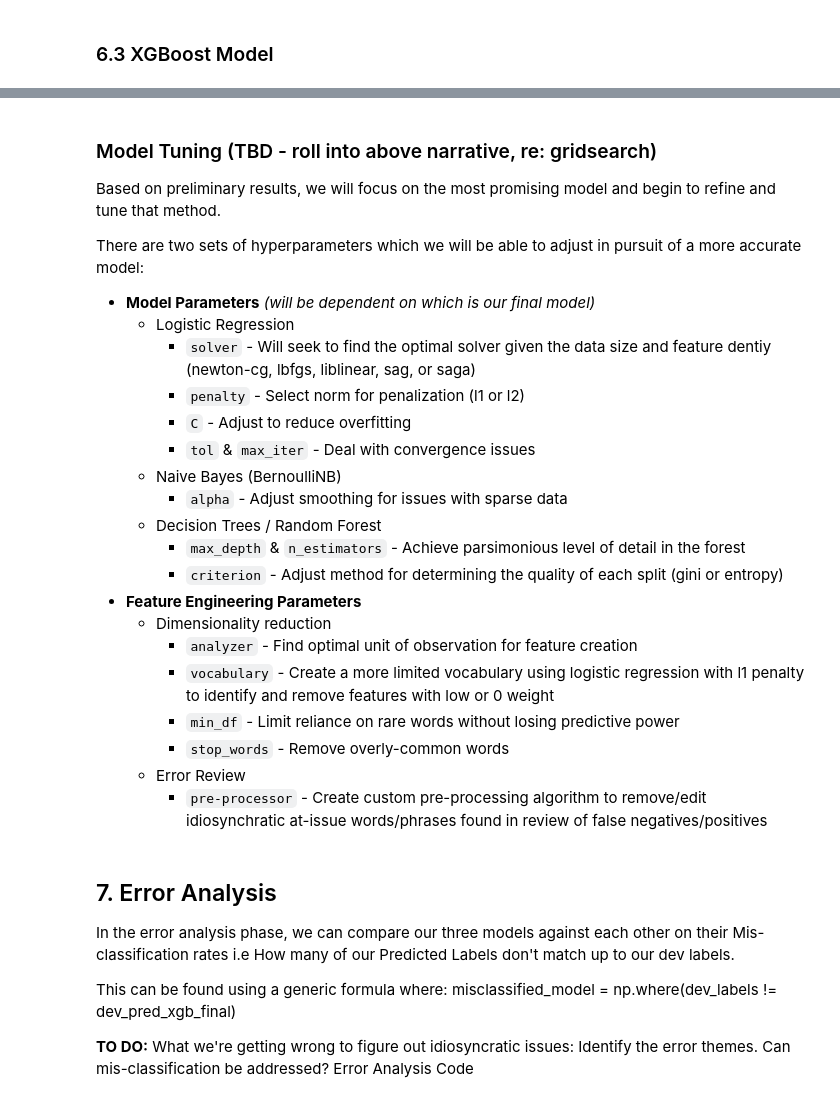
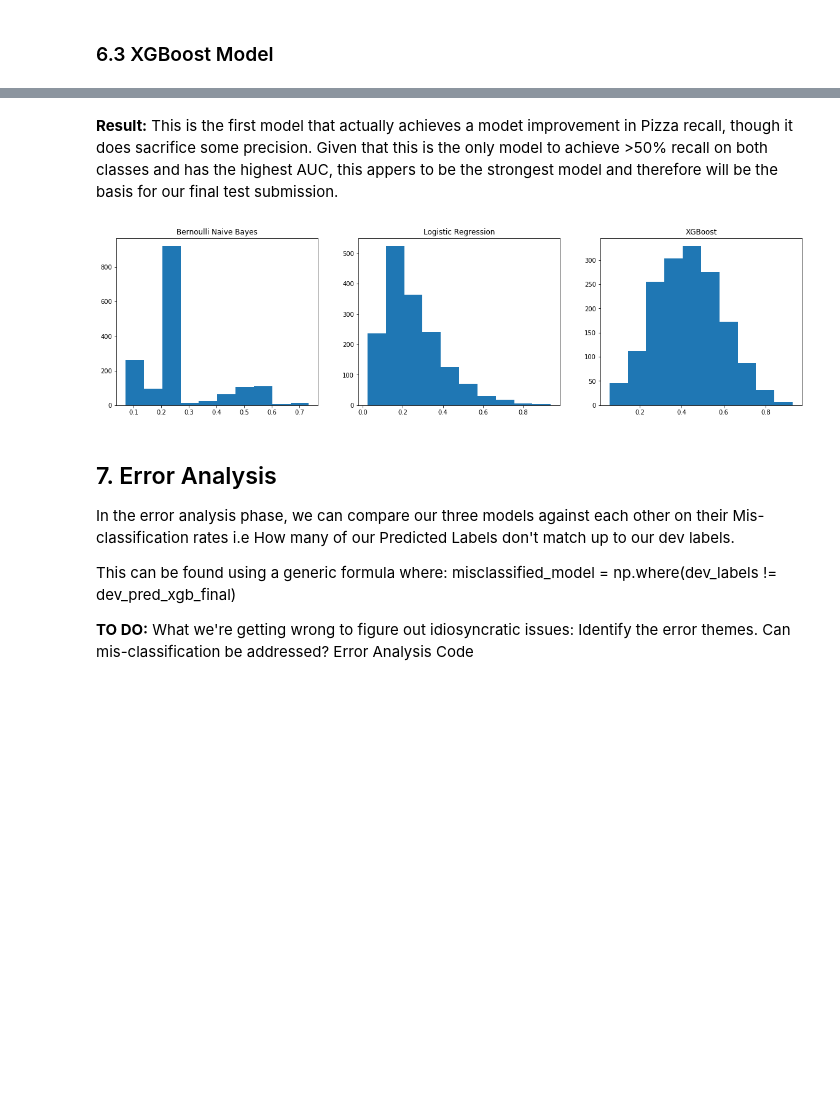
Before and after one commit to timspit/w207_final_project, a Jupyter notebook: W207_Group2_FinalProject_BajevaSpittleVenkataWu.ipynb, the cells around one changed output, grey strips where cells are left out. Cells and saved outputs as stored; diff of their text form; code cells hidden in the pictures; blank space fills up the shorter version.

```diff
--- a/W207_Group2_FinalProject_BajevaSpittleVenkataWu.ipynb
+++ b/W207_Group2_FinalProject_BajevaSpittleVenkataWu.ipynb
@@ -1891,8 +1914,11 @@ All models tuned using `GridSearchCV` from the [sklearn package](https://scikit-
 train_combined_binary = train_combined.select_dtypes(include=['int'])
 dev_combined_binary = dev_combined.select_dtypes(include=['int'])
 
+class_priors = [1-(np.sum(train_labels) / len(train_labels)),
+                 np.sum(train_labels) / len(train_labels)]
+
 # Create BernoulliNB
-bnb = BernoulliNB()
+bnb = BernoulliNB(class_prior = class_priors)
 alpha_params = {'alpha': [0.0001, 0.001, 0.01, 0.1, 0.5, 1.0, 2.0, 10.0]}
 
 # Use GridSearchCV to find the best value for alpha
@@ -1912,6 +1938,9 @@ dev_prob_bnb_final = bnb_final_cv.predict_proba(dev_combined_binary)[:,1]
 standard_output(labels_in = dev_labels,
                 pred_prob_in = dev_prob_bnb_final,
                 pred_class_in = dev_pred_bnb_final)
+
+print("Best Parameters")
+print(bnb_final_cv.best_params_)
 # %% [output]
 Fitting 10 folds for each of 8 candidates, totalling 80 fits
 [Parallel(n_jobs=-1)]: Using backend LokyBackend with 4 concurrent workers.
@@ -2025,32 +2069,26 @@ weighted avg       0.72      0.68      0.69      1616
 [figure]
 Best Parameters
 {'max_depth': 4, 'n_estimators': 50}
-# %% [markdown]
-<a id="tuning"></a>
-### Model Tuning (TBD - roll into above narrative, re: gridsearch)
-
-Based on preliminary results, we will focus on the most promising model and begin to refine and tune that method.
-
-There are two sets of hyperparameters which we will be able to adjust in pursuit of a more accurate model:
-- **Model Parameters** _(will be dependent on which is our final model)_
-    - Logistic Regression
-        * `solver` - Will seek to find the optimal solver given the data size and feature dentiy (newton-cg, lbfgs, liblinear, sag, or saga)
-        * `penalty` - Select norm for penalization (l1 or l2)
-        * `C` - Adjust to reduce overfitting
-        * `tol` & `max_iter` - Deal with convergence issues
-    - Naive Bayes (BernoulliNB)
-        * `alpha` - Adjust smoothing for issues with sparse data
-    - Decision Trees / Random Forest
-        * `max_depth` & `n_estimators` - Achieve parsimonious level of detail in the forest
-        * `criterion` - Adjust method for determining the quality of each split (gini or entropy)
-- **Feature Engineering Parameters**
-    - Dimensionality reduction
-        * `analyzer` - Find optimal unit of observation for feature creation
-        * `vocabulary` - Create a more limited vocabulary using logistic regression with l1 penalty to identify and remove features with low or 0 weight
-        * `min_df` - Limit reliance on rare words without losing predictive power
-        * `stop_words` - Remove overly-common words
-    - Error Review
-        * `pre-processor` - Create custom pre-processing algorithm to remove/edit idiosynchratic at-issue words/phrases found in review of false negatives/positives
+# %% [markdown]
+**Result:** This is the first model that actually achieves a modet improvement in Pizza recall, though it does sacrifice some precision. Given that this is the only model to achieve >50% recall on both classes and has the highest AUC, this appers to be the strongest model and therefore will be the basis for our final test submission.
+# %%
+# Histograms of predicted probabilities
+plt.figure(figsize=(20, 5))
+plt.subplot(1,3,1)
+plt.hist(dev_prob_bnb_final)
+plt.title("Bernoulli Naive Bayes")
+
+plt.subplot(1,3,2)
+plt.hist(dev_prob_logitreg_final)
+plt.title("Logistic Regression")
+
+plt.subplot(1,3,3)
+plt.hist(dev_prob_xgb_final)
+plt.title("XGBoost")
+
+plt.show()
+# %% [output]
+[figure, added]
 # %% [markdown]
 <a id="error"></a>
 ## 7. Error Analysis
```
Also changed, not shown: parts of 40 cells of this notebook, 1 other file.
